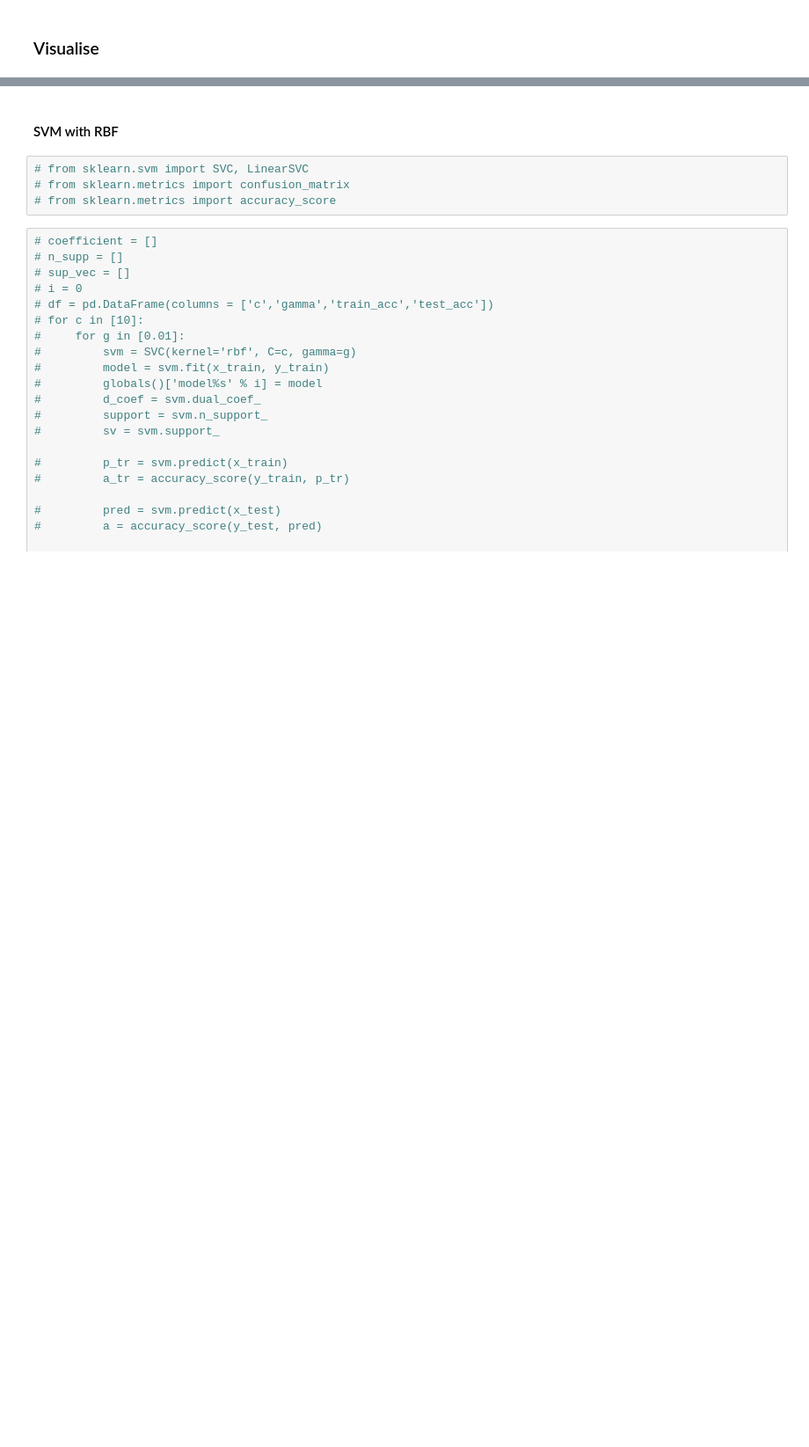
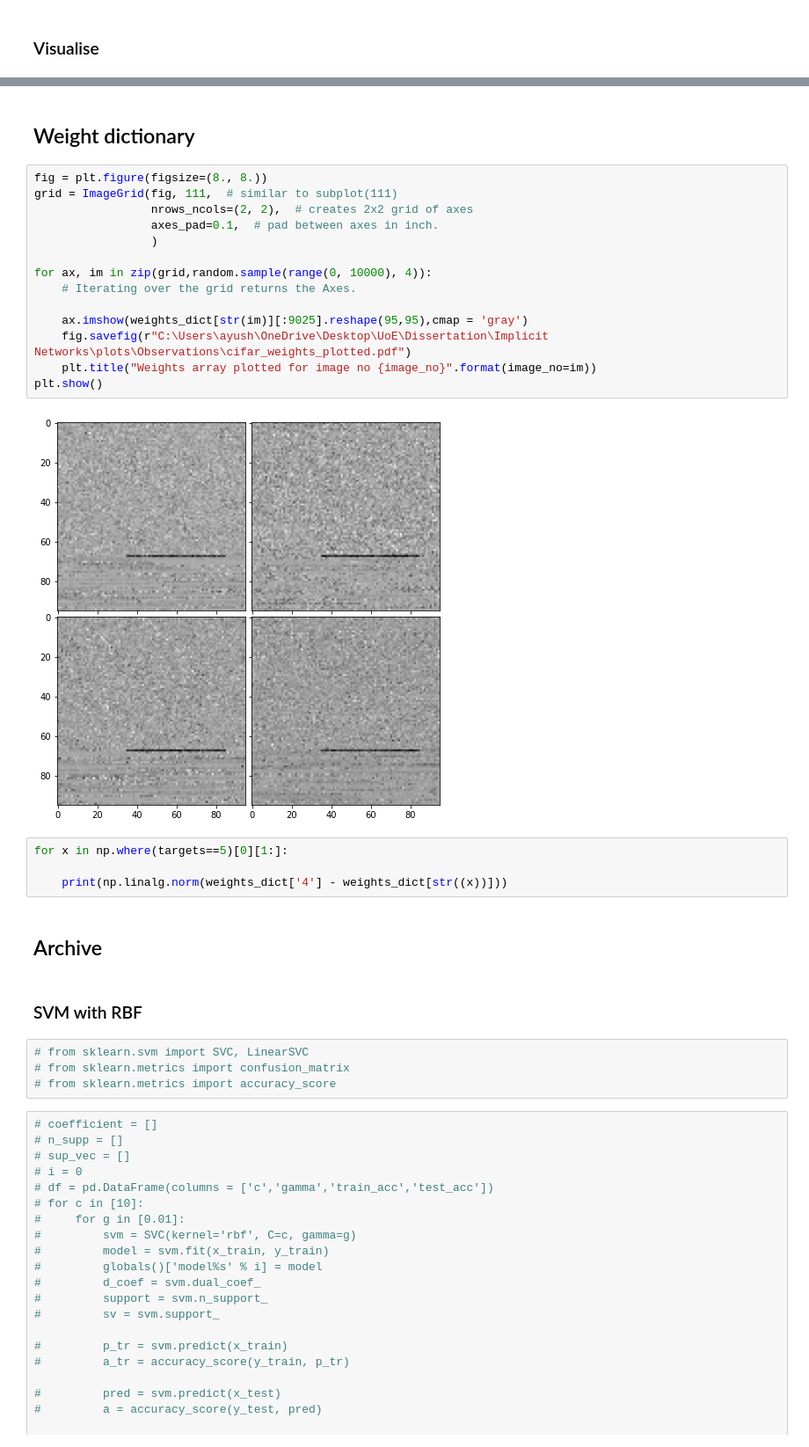
Before and after one commit to CadmusFlux/Implicit_neural_representation, a Jupyter notebook: visualisation.ipynb, the cells around one changed output, grey strips where cells are left out. Shown: that part at 88% size. Cells and saved outputs as stored; diff of their text form; blank space fills up the shorter version.

```diff
--- a/visualisation.ipynb
+++ b/visualisation.ipynb
@@ -203,5 +200,29 @@ Test accuracy 0.3976 Train accuracy 0.9997333333333334
+# %% [markdown]
+## Weight dictionary
+# %%
+fig = plt.figure(figsize=(8., 8.))
+grid = ImageGrid(fig, 111,  # similar to subplot(111)
+                 nrows_ncols=(2, 2),  # creates 2x2 grid of axes
+                 axes_pad=0.1,  # pad between axes in inch.
+                 )
+
+for ax, im in zip(grid,random.sample(range(0, 10000), 4)):
+    # Iterating over the grid returns the Axes.
+
+    ax.imshow(weights_dict[str(im)][:9025].reshape(95,95),cmap = 'gray')
+    fig.savefig(r"C:\Users\ayush\OneDrive\Desktop\UoE\Dissertation\Implicit Networks\plots\Observations\cifar_weights_plotted.pdf")
+    plt.title("Weights array plotted for image no {image_no}".format(image_no=im))
+plt.show()
+# %% [output]
+[figure, added]
+# %%
+for x in np.where(targets==5)[0][1:]:
+
+    print(np.linalg.norm(weights_dict['4'] - weights_dict[str((x))]))
+# %% [markdown]
+## Archive
 # %% [markdown]
-#### SVM with RBF
+### SVM with RBF
 # %%
 # from sklearn.svm import SVC, LinearSVC
 # from sklearn.metrics import confusion_matrix
```
Also changed, not shown: parts of 15 cells of this notebook, 2 other files.
